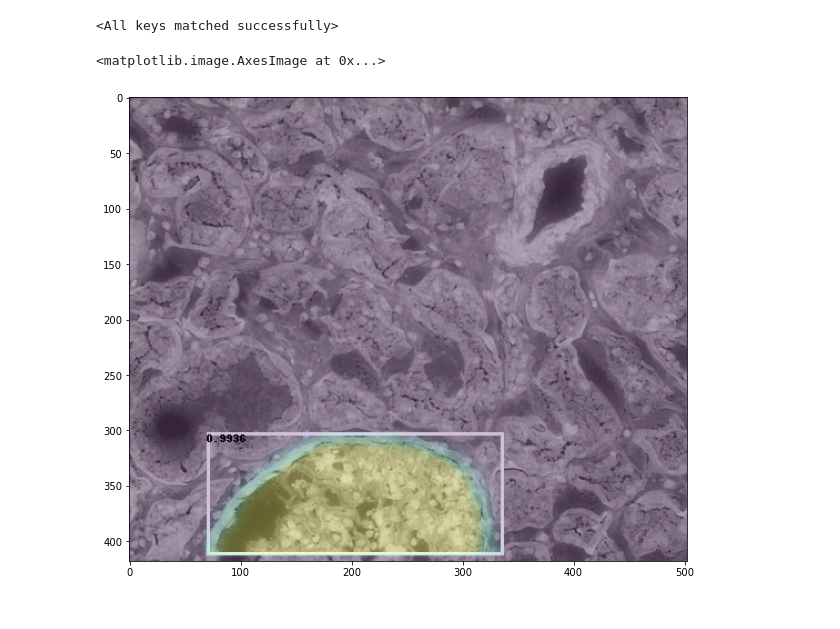
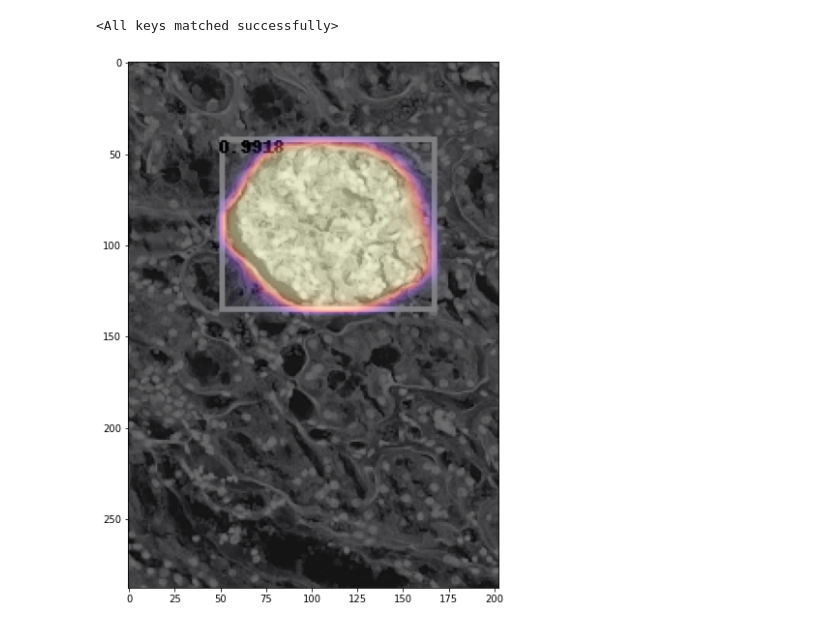
Before and after one commit to kathleenisrad/glomeruli-detection-and-segmentation, a Jupyter notebook: code/05-mask-rcnn-pytorch.ipynb, the cells around one changed output. Drawn from its saved outputs; the diff is of its cells as text; code cells hidden in the pictures.

Commit message:
added mask visualization

```diff
--- a/code/05-mask-rcnn-pytorch.ipynb
+++ b/code/05-mask-rcnn-pytorch.ipynb
@@ -225,32 +226,31 @@ loaded_model.load_state_dict(torch.load("../model/glomeruli_segmentation_model")
 # %% [output]
 <All keys matched successfully>
 # %%
+idx = 111
 # pick one image from the test set
-img = dataset_test[10][0]
+img = dataset_test[idx][0]
 # turn the test images from tensor arrays to PIL image
 x = img*255
 image = ToPILImage()(x)
 # put the model in evaluation mode
 model.eval()
 with torch.no_grad():
     prediction = model([img.to(device)])
 
 draw = ImageDraw.Draw(image)
 
 for element in range(len(prediction[0]["boxes"])):
     boxes = prediction[0]["boxes"][element].cpu().numpy()
     score = np.round(prediction[0]["scores"][element].cpu().numpy(),
                     decimals= 4)
-    masks = (prediction[0]['masks'])[0,0].mul(255).byte().cpu().numpy()
 
-    if score > 0.80:
+    mask = prediction[0]['masks'][element,0].cpu().numpy()
+    if score > 0.8:
         draw.rectangle([(boxes[0], boxes[1]), (boxes[2], boxes[3])],
                         outline ='white', width =3)
         draw.text((boxes[0], boxes[1]), text = str(score))
-
-plt.figure(figsize=[10,10])
-plt.imshow(image,cmap='gray')
-plt.imshow(masks, alpha=0.25)
+        plt.figure(figsize=[10,10])
+        plt.imshow(image,cmap='gray')
+        plt.imshow(mask, cmap='magma', alpha=0.5)
 # %% [output]
-<matplotlib.image.AxesImage at 0x...>
-[figure, old version]
+[figure, new version]
```
Also changed, not shown: parts of 2 cells of this notebook.
